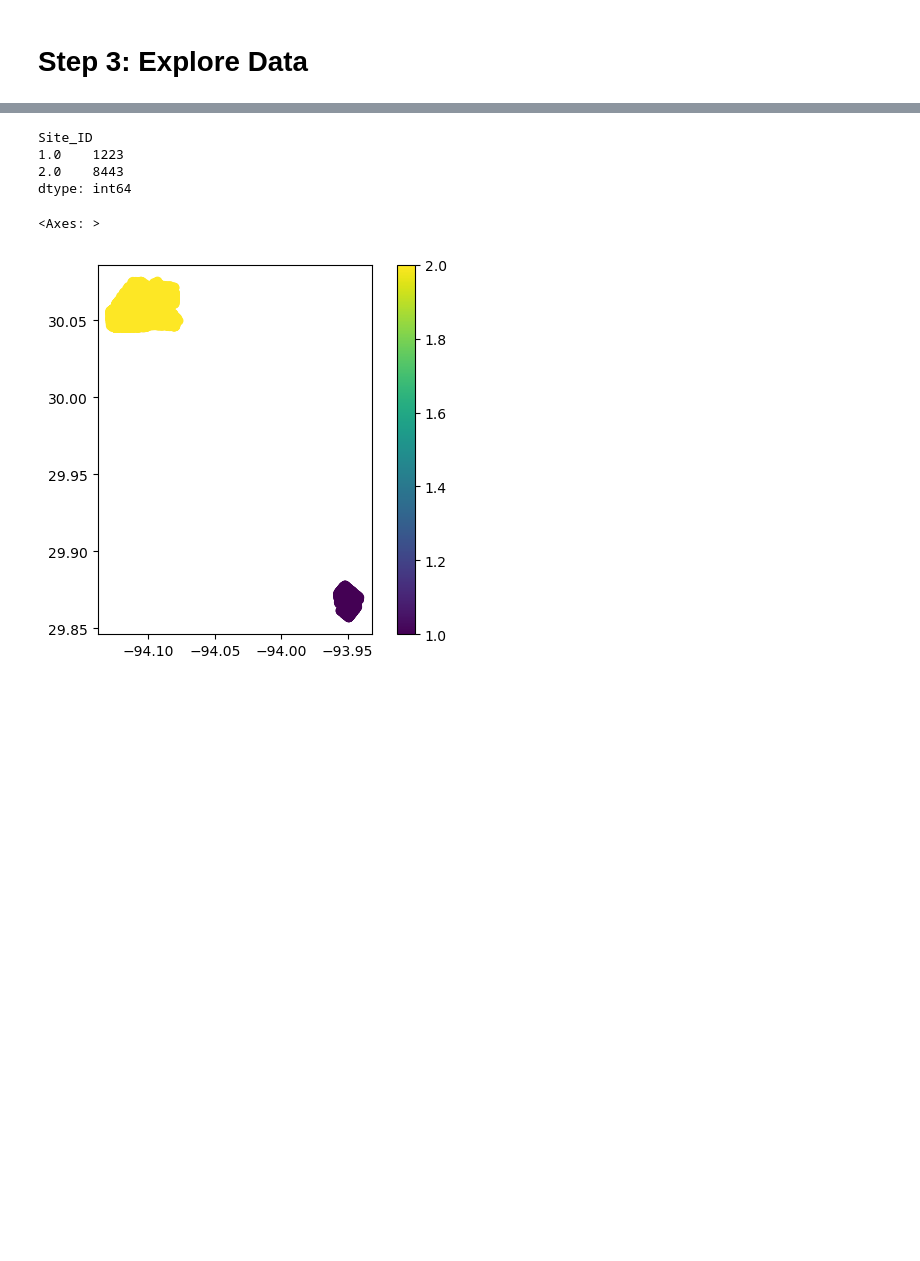
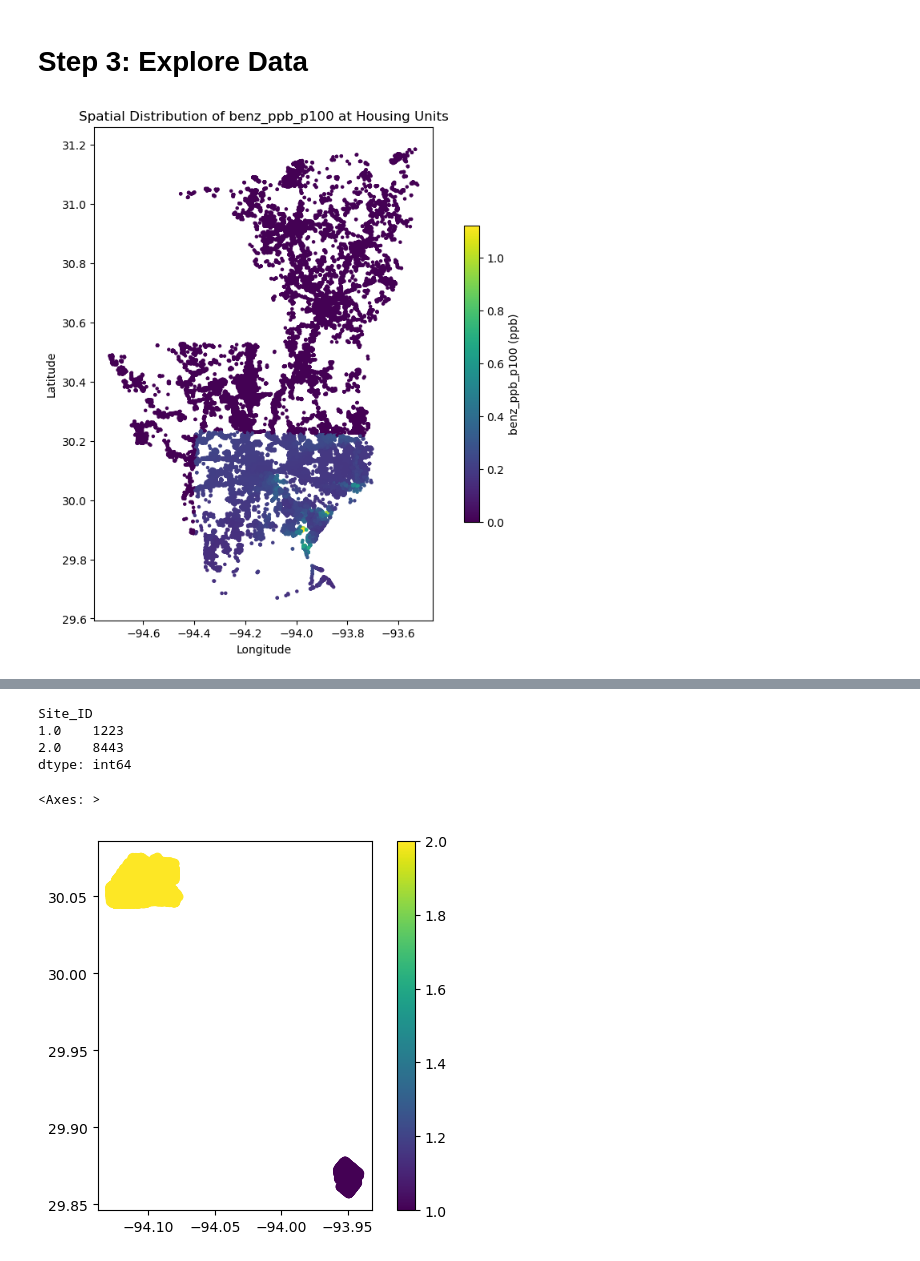
Before and after one commit to npr99/integrate_people_theme1_cookbook, a Jupyter notebook: integrate_people_sites.ipynb, the cells around one changed output, grey strips where cells are left out. Drawn from its saved outputs; the diff is of its cells as text; code cells hidden in the pictures; blank space fills up the shorter version.

Commit message:
update with air pollution

```diff
--- a/integrate_people_sites.ipynb
+++ b/integrate_people_sites.ipynb
@@ -425,2 +511,14 @@ plt.show()
 # %% [markdown]
 # Step 3: Explore Data
+# %%
+# map hua point data with air pollution values
+fig, ax = plt.subplots(figsize=(10, 8))
+hua_air_gdf.plot(column=f'{first_pollutant}_ppb', ax=ax, legend=True,
+                 cmap='viridis', markersize=5,
+                 legend_kwds={'label': f'{first_pollutant} (ppb)', 'shrink': 0.6})
+plt.title(f"Spatial Distribution of {first_pollutant} at Housing Units")
+plt.xlabel("Longitude")
+plt.ylabel("Latitude")
+plt.show()
+# %% [output]
+[figure, added]
```
Also changed, not shown: parts of 13 cells of this notebook, 3 other files.
